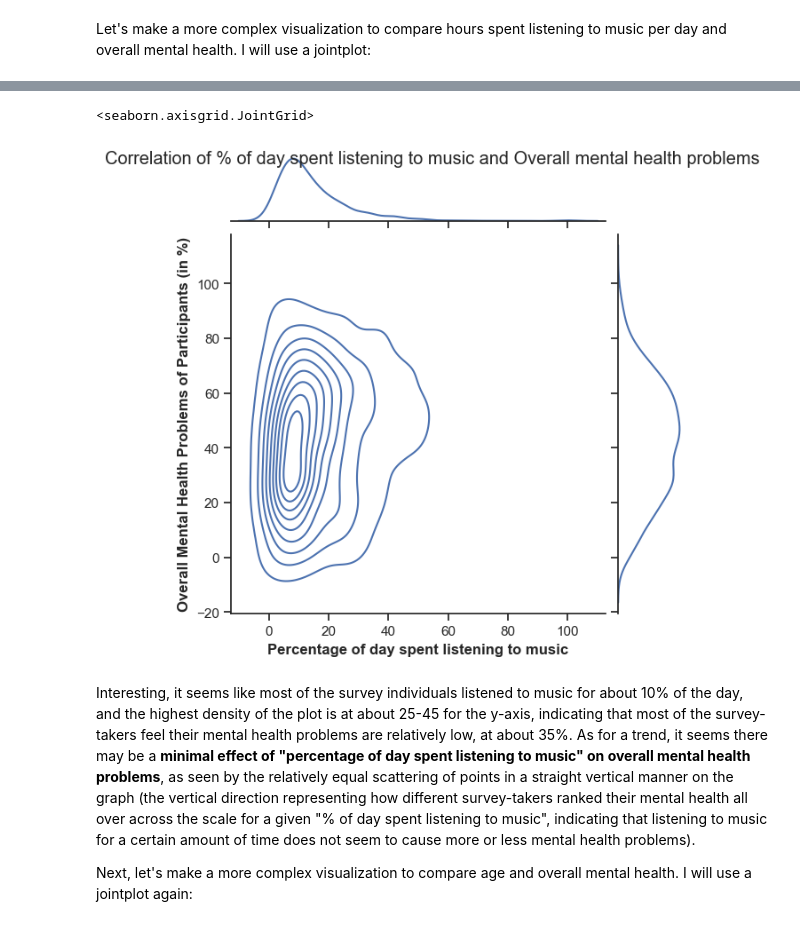
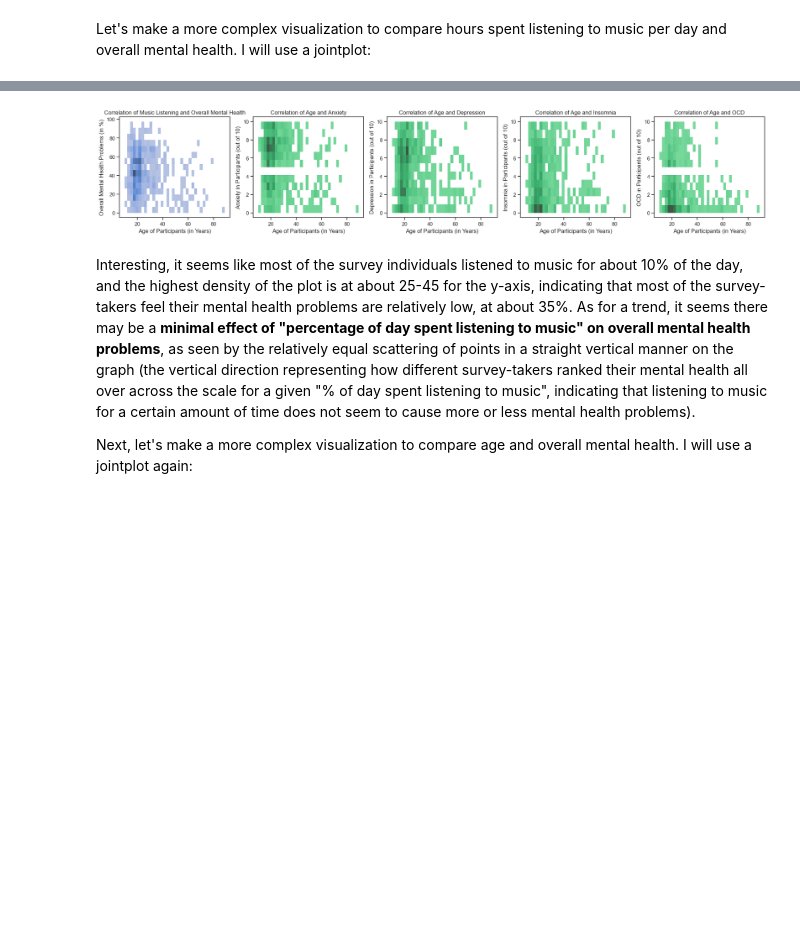
Before and after one commit to ubco-W2022T2-data301/project-group-group12, a Jupyter notebook: analysis/analysisZainab.ipynb, the cells around one changed output, grey strips where cells are left out. Cells and saved outputs as stored; diff of their text form; code cells hidden in the pictures; blank space fills up the shorter version.

```diff
--- a/analysis/analysisZainab.ipynb
+++ b/analysis/analysisZainab.ipynb
@@ -360,3 +195,2 @@ df6
 # %%
-df7 = filterdrop_copy[["Age", "Depression"]]
-df7
+df7 = datasetchain2[["Age", "Depression"]]
@@ -377,3 +197,2 @@ df7
 # %%
-df8 = filterdrop_copy[["Age", "Insomnia"]]
-df8
+df8 = datasetchain2[["Age", "Insomnia"]]
@@ -394,3 +199,2 @@ df8
 # %%
-df9 = filterdrop_copy[["Age", "OCD"]]
-df9
+df9 = datasetchain2[["Age", "OCD"]]
@@ -411,3 +201,2 @@ df9
 # %%
-df10 = filterdrop_copy[["Age", "Overall_Mental_Health_out_of_100"]]
-df10
+df10 = datasetchain2[["Age", "Overall_Mental_Health_out_of_100"]]
@@ -827,13 +375,39 @@ Let's make a more complex visualization to compare hours spent listening to musi
 # %%
-plot5 = sns.jointplot(data=df5, x="Hours_per_day_in_percentage", y="Overall_Mental_Health_out_of_100", kind="kde")
-plot5.ax_joint.set_xlabel('Percentage of day spent listening to music', fontweight='bold')
-plot5.ax_joint.set_ylabel('Overall Mental Health Problems of Participants (in %)', fontweight='bold')
-plot5.fig.suptitle('Correlation of % of day spent listening to music and Overall mental health problems')
+import matplotlib.pyplot as plt
 
-plot5
+fig, axs2 = plt.subplots(ncols=5, figsize=(20, 4))
+
+# Plot the first jointplot on the first subplot
+sns.histplot(data=df10, x="Age", y="Overall_Mental_Health_out_of_100", kde=True, ax=axs2[0])
+axs2[0].set_xlabel('Age of Participants (in Years)')
+axs2[0].set_ylabel('Overall Mental Health Problems (in %)')
+axs2[0].set_title('Correlation of Music Listening and Overall Mental Health')
+
+sns.histplot(data=df6, x="Age", y="Anxiety", kde=True, color='seagreen', ax=axs2[1])
+axs2[1].set_xlabel('Age of Participants (in Years)')
+axs2[1].set_ylabel('Anxiety in Participants (out of 10)')
+axs2[1].set_title('Correlation of Age and Anxiety')
+
+sns.histplot(data=df7, x="Age", y="Depression", kde=True, color='seagreen', ax=axs2[2])
+axs2[2].set_xlabel('Age of Participants (in Years)')
+axs2[2].set_ylabel('Depression in Participants (out of 10)')
+axs2[2].set_title('Correlation of Age and Depression')
+
+sns.histplot(data=df8, x="Age", y="Insomnia", kde=True, color='seagreen', ax=axs2[3])
+axs2[3].set_xlabel('Age of Participants (in Years)')
+axs2[3].set_ylabel('Insomnia in Participants (out of 10)')
+axs2[3].set_title('Correlation of Age and Insomnia')
+
+sns.histplot(data=df9, x="Age", y="OCD", kde=True, color='seagreen', ax=axs2[4])
+axs2[4].set_xlabel('Age of Participants (in Years)')
+axs2[4].set_ylabel('OCD in Participants (out of 10)')
+axs2[4].set_title('Correlation of Age and OCD')
+
+fig.tight_layout()
+
+plt.show()
 # %% [output]
-<seaborn.axisgrid.JointGrid>
-[figure, old version]
+[figure, new version]
 # %% [markdown]
 Interesting, it seems like most of the survey individuals listened to music for about 10% of the day, and the highest density of the plot is at about 25-45 for the y-axis, indicating that most of the survey-takers feel their mental health problems are relatively low, at about 35%. As for a trend, it seems there may be a **minimal effect of "percentage of day spent listening to music" on overall mental health problems**, as seen by the relatively equal scattering of points in a straight vertical manner on the graph (the vertical direction representing how different survey-takers ranked their mental health all over across the scale for a given "% of day spent listening to music", indicating that listening to music for a certain amount of time does not seem to cause more or less mental health problems).
 
```
Also changed, not shown: parts of 71 cells of this notebook, 1 other file.
